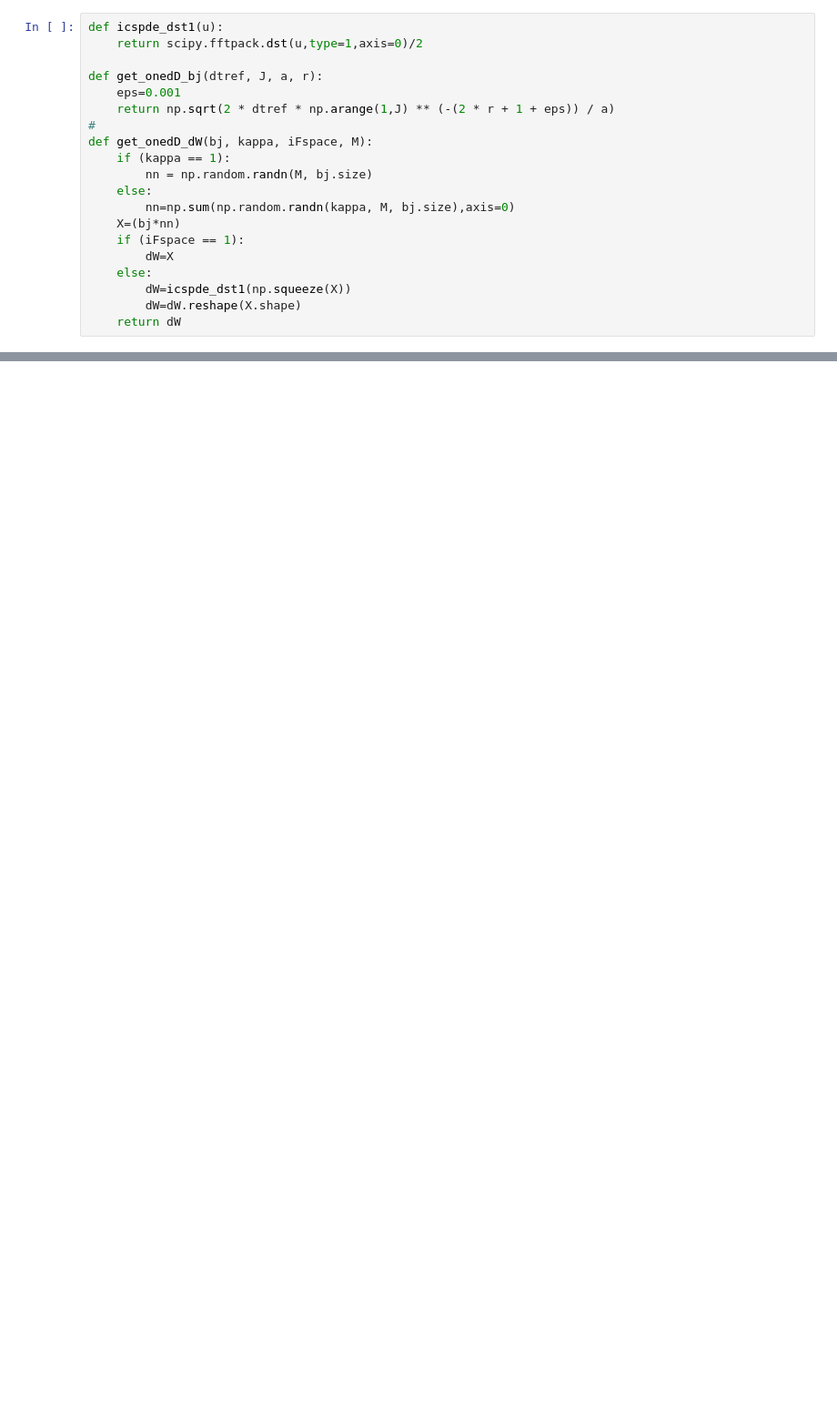
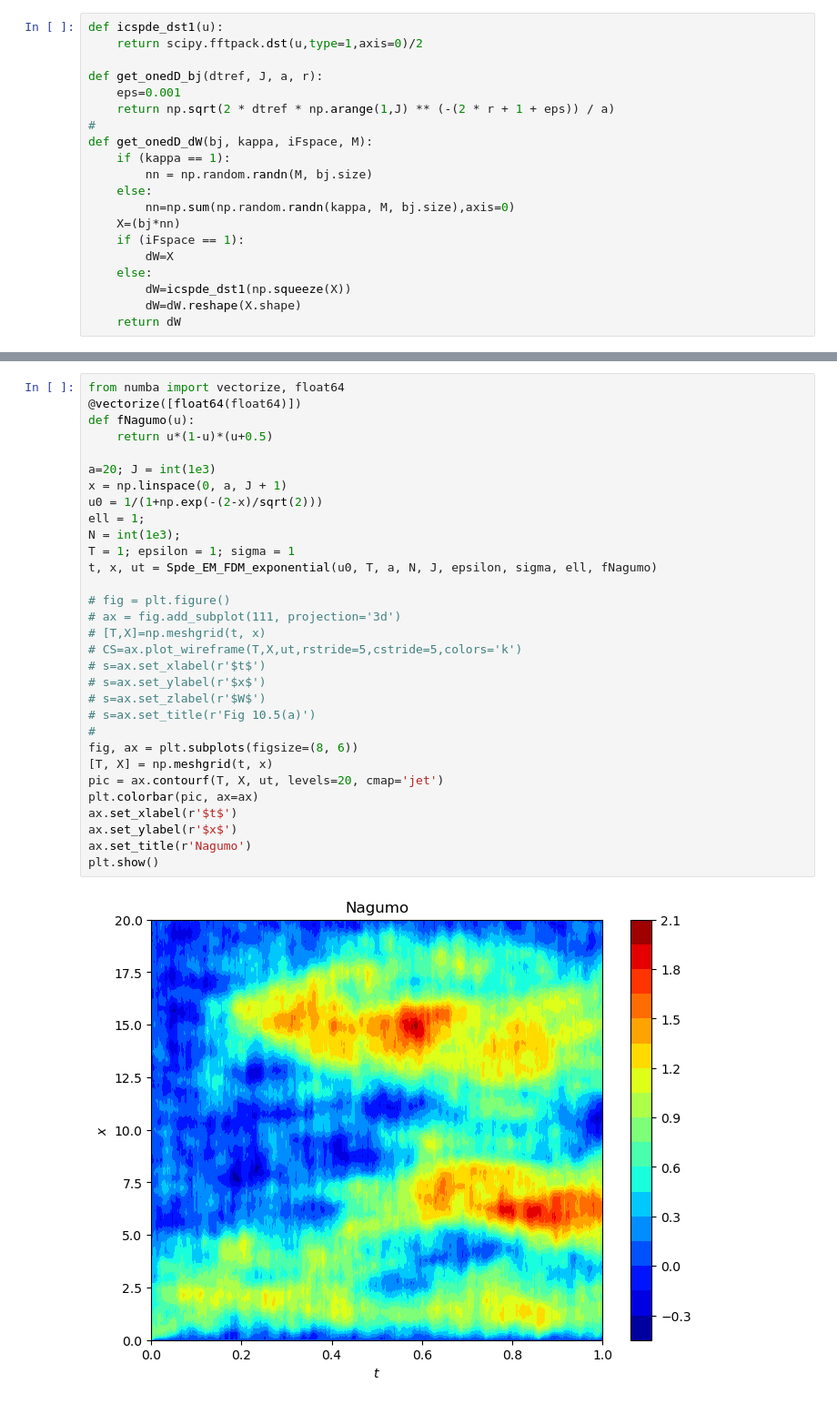
Before and after one commit to cgymmy/learnSDE, a Jupyter notebook: Chp10.ipynb, the cells around one changed output, grey strips where cells are left out. Shown at 91% size. Saved outputs shown, nothing was run; the diff lists cells and outputs as text; blank space fills up the shorter version.

```diff
--- a/Chp10.ipynb
+++ b/Chp10.ipynb
@@ -158,0 +193,33 @@ plt.show()
+# %%
+from numba import vectorize, float64
+@vectorize([float64(float64)])
+def fNagumo(u):
+    return u*(1-u)*(u+0.5)
+
+a=20; J = int(1e3)
+x = np.linspace(0, a, J + 1)
+u0 = 1/(1+np.exp(-(2-x)/sqrt(2)))
+ell = 1;
+N = int(1e3);
+T = 1; epsilon = 1; sigma = 1
+t, x, ut = Spde_EM_FDM_exponential(u0, T, a, N, J, epsilon, sigma, ell, fNagumo)
+
+# fig = plt.figure()
+# ax = fig.add_subplot(111, projection='3d')
+# [T,X]=np.meshgrid(t, x)
+# CS=ax.plot_wireframe(T,X,ut,rstride=5,cstride=5,colors='k')
+# s=ax.set_xlabel(r'$t$')
+# s=ax.set_ylabel(r'$x$')
+# s=ax.set_zlabel(r'$W$')
+# s=ax.set_title(r'Fig 10.5(a)')
+#
+fig, ax = plt.subplots(figsize=(8, 6))
+[T, X] = np.meshgrid(t, x)
+pic = ax.contourf(T, X, ut, levels=20, cmap='jet')
+plt.colorbar(pic, ax=ax)
+ax.set_xlabel(r'$t$')
+ax.set_ylabel(r'$x$')
+ax.set_title(r'Nagumo')
+plt.show()
+# %% [output]
+[figure, added]
```
Also changed, not shown: parts of 12 cells of this notebook, 4 other files.
